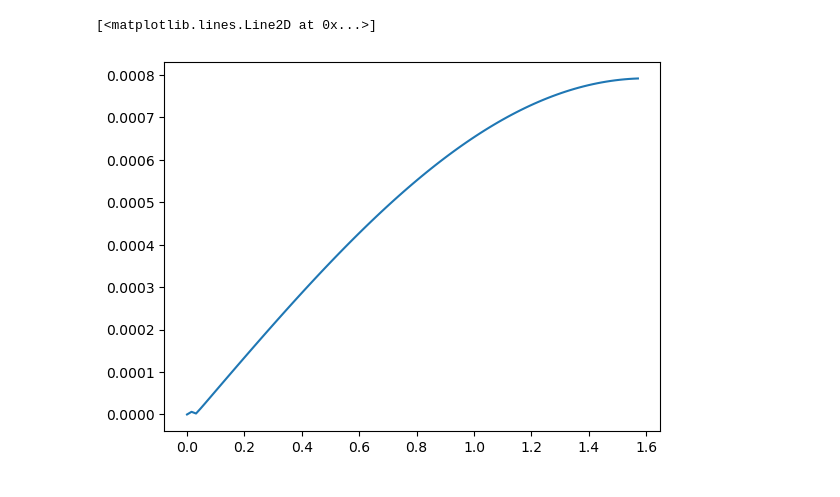
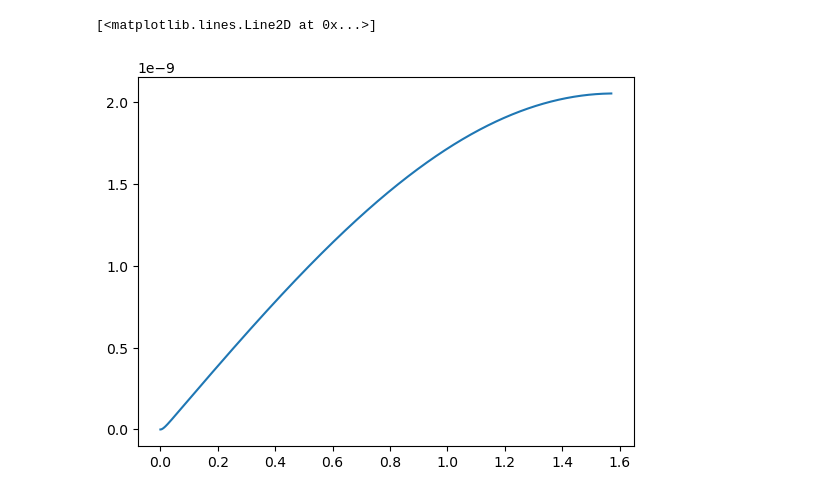
Before and after one commit to Gaffeyh/Research_Project, a Jupyter notebook: RK2_Sans_E.ipynb, the cells around one changed output. Saved outputs shown, nothing was run; the diff lists cells and outputs as text; code cells hidden in the pictures.

Commit message:
RK2 and RK4 comparisons between approximations and machine error for computation

```diff
--- a/RK2_Sans_E.ipynb
+++ b/RK2_Sans_E.ipynb
@@ -29,14 +31,14 @@ def I_RK2(t,h,a1,b1):
     return  (part1 + part2)
 # %%
 T = Total_Time = np.pi/2
-N = Number_of_Points = 100
+N = Number_of_Points = 10
 u_0 = Initial_Condition = 1
 c = -100
 h = T/N ## calculate the step size based on the number of points
 tvec = np.arange(N+1)*h
 # %%
 
-def ETDRK2(Total_Time, Number_of_Points, Initial_Condition):
+def ETDRK2(Total_Time, Number_of_Points, Initial_Condition, method = "taylor"):
     T = Total_Time
     N = int(Number_of_Points)
     u_0 = Initial_Condition
@@ -47,8 +49,22 @@ def ETDRK2(Total_Time, Number_of_Points, Initial_Condition):
     uvec[0] = u_0
 
     ## calculate coefficients to be used in the integral
-    a1 = h   + c*h**2/2 + c**2*h**3/6 + c**3*h**4/24 ## (e^(ch)-1)/c
-    b1 = h/2 + c*h**2/6 + c**2*h**3/24 ## (e^(ch) - (1 + ch))/(h*c^2)
+    if method == "taylor":
+        a1 = h   + c*h**2/2 + c**2*h**3/6 + c**3*h**4/24 ## (e^(ch)-1)/c
+        b1 = h/2 + c*h**2/6 + c**2*h**3/24 ## (e^(ch) - (1 + ch))/(h*c^2)
+    elif method == "contour":
+        M = 32  # number of points for complex means
+        r = np.exp(1j * np.pi * (np.arange(1, M + 1)-0.5) / M)
+        z = c*h + r
+        a1 = h*np.mean((np.exp(z)-1)/z).real
+        b1 =  h*np.mean((np.exp(z)-1-z)/(z**2)).real
+    elif method == "naive":
+        a1 = (np.exp(c*h)-1)/c
+        b1 = (np.exp(c*h)-1-c*h)/(h*(c**2))
+    else:
+        raise ValueError("method must be contour, taylor or naive")
+
+
 
 
     for i in range(N):
@@ -67,6 +83,13 @@ plt.plot(x, 0.01*np.sin(x))
+# %%
+T = Total_Time = np.pi/2
+N = Number_of_Points = 1000
+u_0 = Initial_Condition = 1
+c = -100
+h = T/N ## calculate the step size based on the number of points
+tvec = np.arange(N+1)*h
 # %%
-y,x = ETDRK2(T,N,u_0)
+y,x = ETDRK2(T,N,u_0, method="naive")
 plt.plot(x,np.abs(y - U_true(x,1)))
 # %% [output]
 [<matplotlib.lines.Line2D at 0x...>]
-[figure, old version]
+[figure, new version]
```
Also changed, not shown: parts of 6 cells of this notebook, 4 other files.
